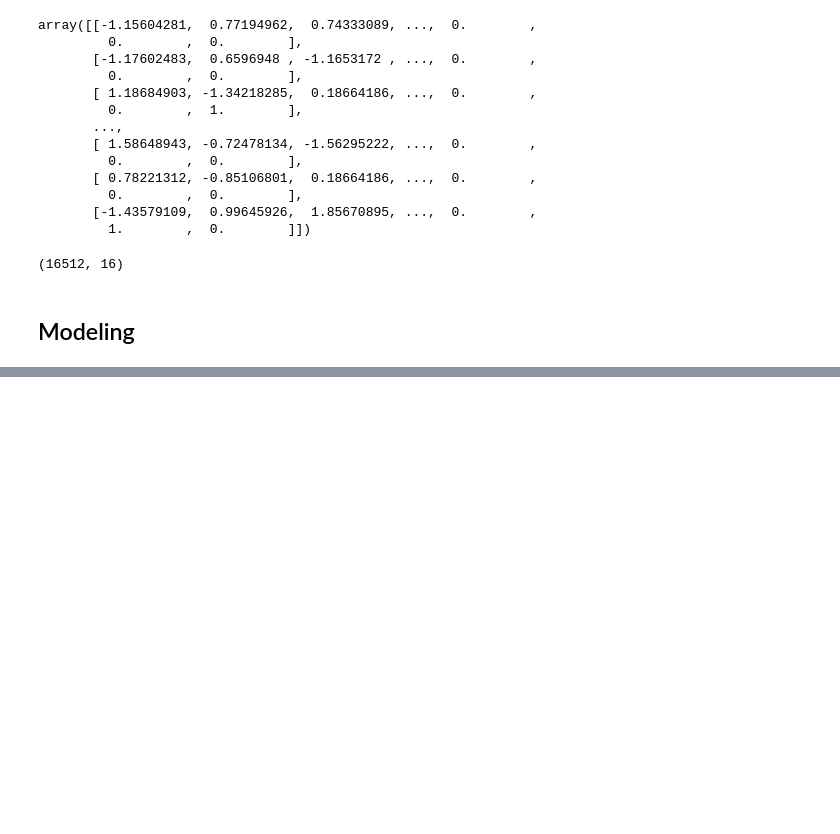
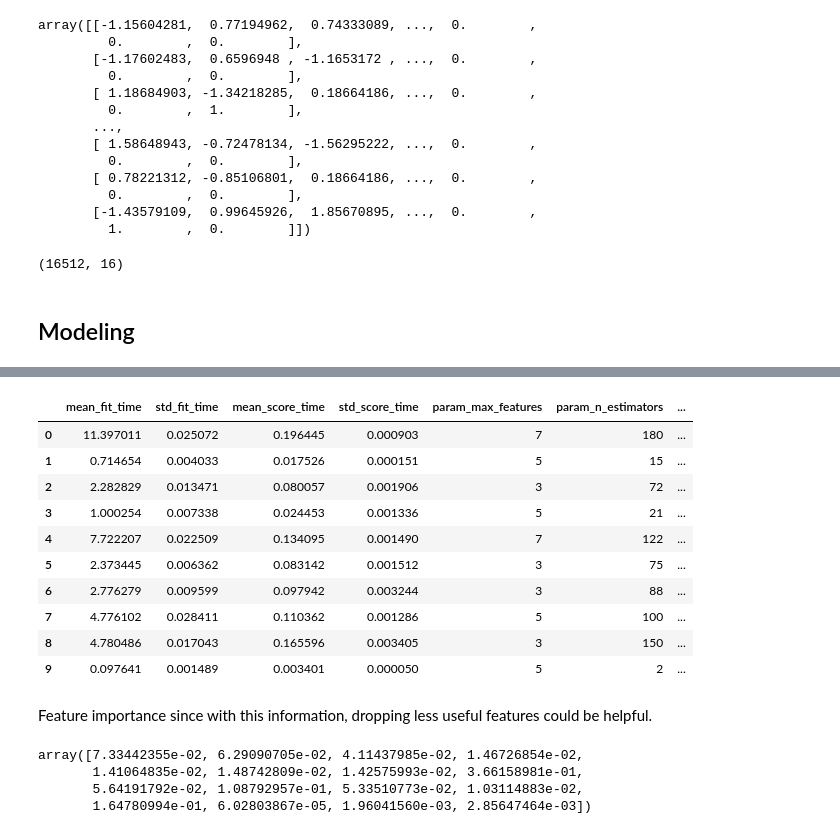
Before and after one commit to DoanCV/HoML-CaliforniaHousingPrice, a Jupyter notebook: chapter2.ipynb, the cells around one changed output, grey strips where cells are left out. Drawn from its saved outputs; the diff is of its cells as text; code cells hidden in the pictures; blank space fills up the shorter version.

```diff
--- a/chapter2.ipynb
+++ b/chapter2.ipynb
@@ -532,0 +778,13 @@ housing_prepared.shape
+# %%
+from sklearn.model_selection import RandomizedSearchCV
+from scipy.stats import randint
+
+param_distribs = {
+        'n_estimators': randint(low=1, high=200),
+        'max_features': randint(low=1, high=8),
+    }
+
+forest_reg = RandomForestRegressor(random_state=42)
+rnd_search = RandomizedSearchCV(forest_reg, param_distributions=param_distribs,
+                                n_iter=10, cv=5, scoring='neg_mean_squared_error', random_state=42)
+rnd_search.fit(housing_prepared, housing_labels)
@@ -532,0 +809,24 @@ housing_prepared.shape
+# %%
+pd.DataFrame(rnd_search.cv_results_)
+# %% [output]
+|  | mean_fit_time | std_fit_time | mean_score_time | std_score_time | param_max_features | param_n_estimators | ... |
+| 0 | 11.397011 | 0.025072 | 0.196445 | 0.000903 | 7 | 180 | ... |
+| 1 | 0.714654 | 0.004033 | 0.017526 | 0.000151 | 5 | 15 | ... |
+| 2 | 2.282829 | 0.013471 | 0.080057 | 0.001906 | 3 | 72 | ... |
+| 3 | 1.000254 | 0.007338 | 0.024453 | 0.001336 | 5 | 21 | ... |
+| 4 | 7.722207 | 0.022509 | 0.134095 | 0.001490 | 7 | 122 | ... |
+| 5 | 2.373445 | 0.006362 | 0.083142 | 0.001512 | 3 | 75 | ... |
+| 6 | 2.776279 | 0.009599 | 0.097942 | 0.003244 | 3 | 88 | ... |
+| 7 | 4.776102 | 0.028411 | 0.110362 | 0.001286 | 5 | 100 | ... |
+| 8 | 4.780486 | 0.017043 | 0.165596 | 0.003405 | 3 | 150 | ... |
+| 9 | 0.097641 | 0.001489 | 0.003401 | 0.000050 | 5 | 2 | ... |
+# %% [markdown]
+Feature importance since with this information, dropping less useful features could be helpful.
+# %%
+feature_importances = grid_search.best_estimator_.feature_importances_
+feature_importances
+# %% [output]
+array([7.33442355e-02, 6.29090705e-02, 4.11437985e-02, 1.46726854e-02,
+       1.41064835e-02, 1.48742809e-02, 1.42575993e-02, 3.66158981e-01,
+       5.64191792e-02, 1.08792957e-01, 5.33510773e-02, 1.03114883e-02,
+       1.64780994e-01, 6.02803867e-05, 1.96041560e-03, 2.85647464e-03])
```
Also changed, not shown: parts of 35 cells of this notebook.
